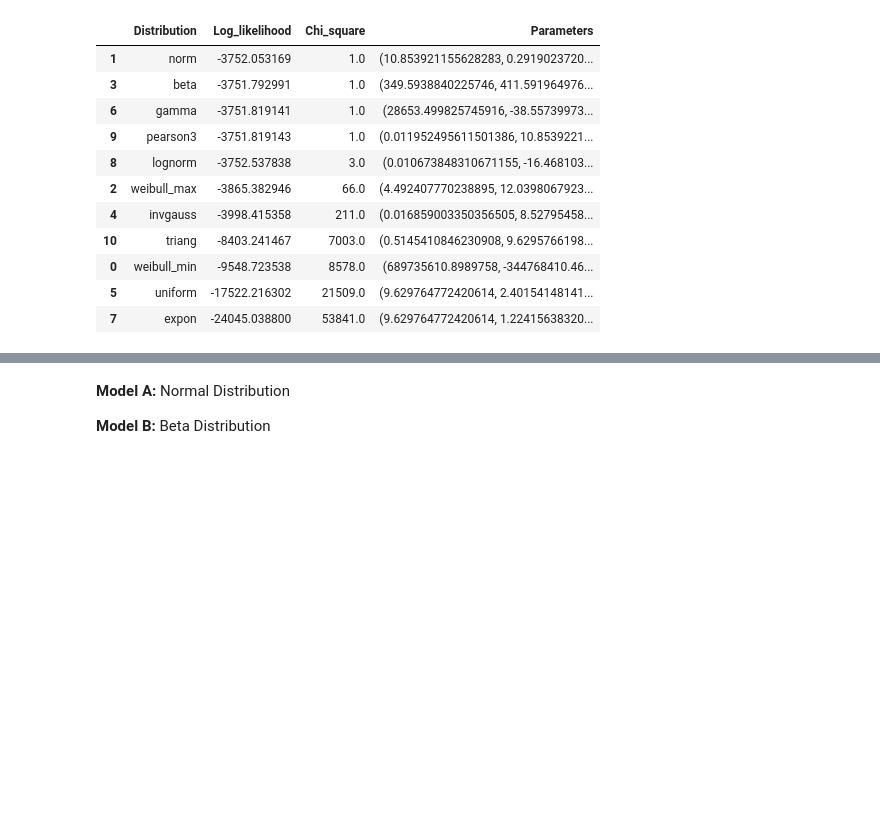
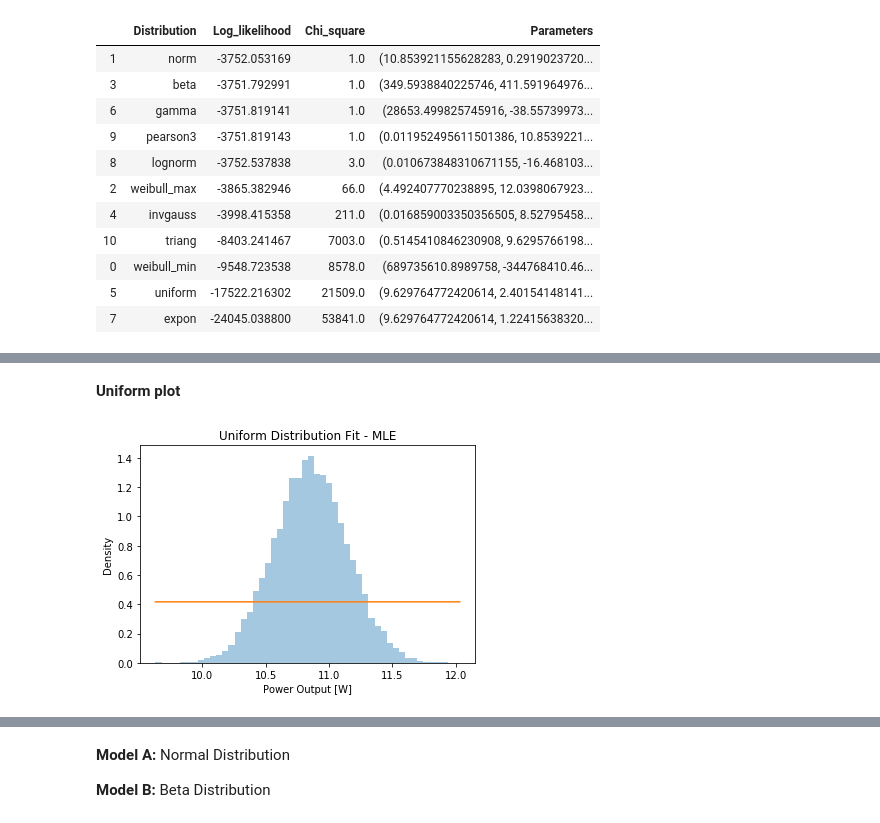
Before and after one commit to oriolgarrobe/Thesis, a Jupyter notebook: Max_likelihood.ipynb, the cells around one changed output, grey strips where cells are left out. Drawn from its saved outputs; the diff is of its cells as text; code cells hidden in the pictures; blank space fills up the shorter version.

```diff
--- a/Max_likelihood.ipynb
+++ b/Max_likelihood.ipynb
@@ -68,0 +110,10 @@ results
+# %% [markdown]
+**Uniform plot**
+# %%
+uniform_fit = sns.distplot(a = simulation, kde = False, norm_hist=True, axlabel='Power Output [W]')
+plt.plot(simulation, scipy.stats.uniform.pdf(simulation, *params_uniform))
+uniform_fit.set_title('Uniform Distribution Fit - MLE')
+uniform_fit.set_ylabel('Density')
+plt.savefig('Data/Plots/MLE_Uniform.png')
+# %% [output]
+[figure, added]
```
Also changed, not shown: parts of 11 cells of this notebook, 11 other files.
